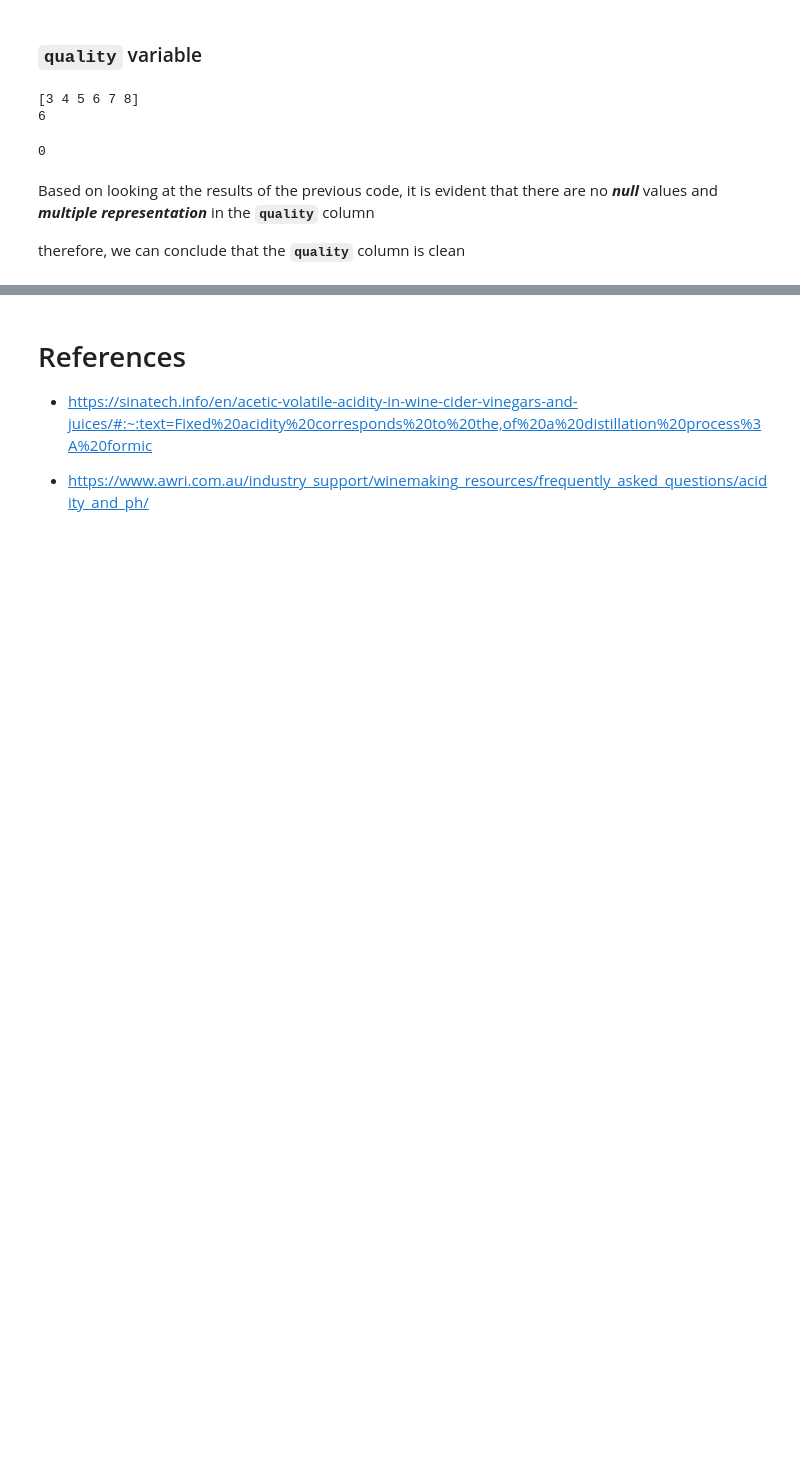
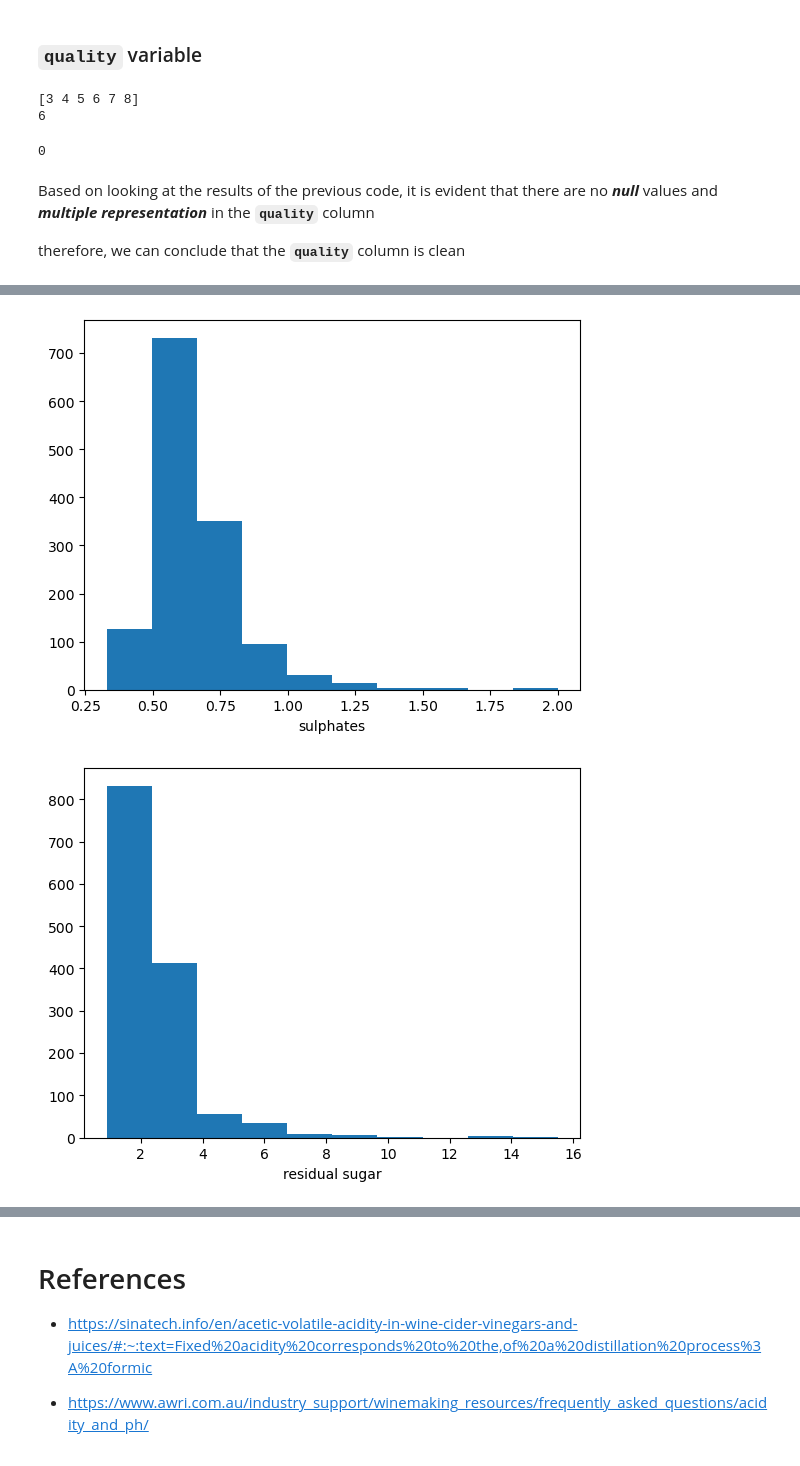
Before and after one commit to pjagbuya/CSMODEL-Wine, a Jupyter notebook: CSMODEL_Phase1.ipynb, the cells around one changed output, grey strips where cells are left out. Drawn from its saved outputs; the diff is of its cells as text; code cells hidden in the pictures; blank space fills up the shorter version.

```diff
--- a/CSMODEL_Phase1.ipynb
+++ b/CSMODEL_Phase1.ipynb
@@ -477,5 +428,0 @@ x = Alcohol, Chlorides, Citric Acid, Density, Fixed Acidity, Free Sulfur Dioxide
-# %%
-for col in columns:
-    x= df[col]
-    plt.hist(x, )
-    plt.show()
@@ -493,0 +483,9 @@ for col in columns:
+# %%
+for col in columns:
+    x= df[col]
+    plt.hist(x)
+    plt.xlabel(col)
+    plt.show()
+# %% [output]
+[figure, added]
+[figure, added]
```
Also changed, not shown: parts of 16 cells of this notebook.
